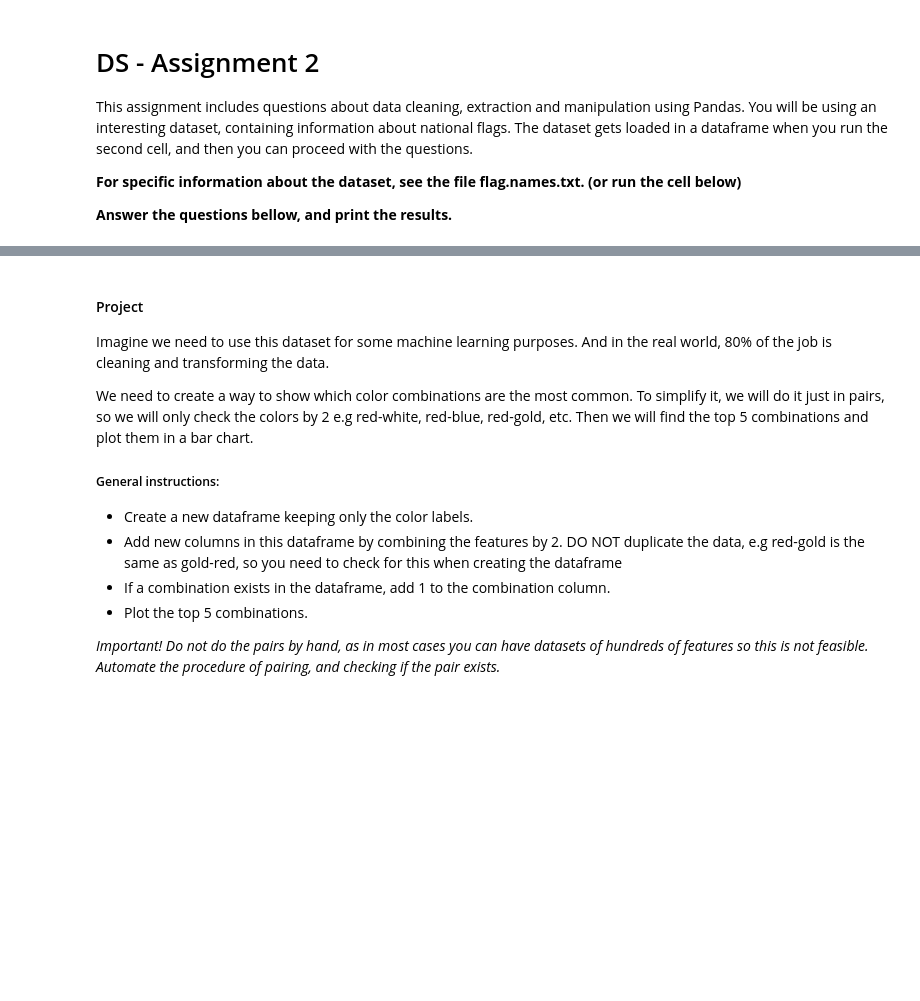
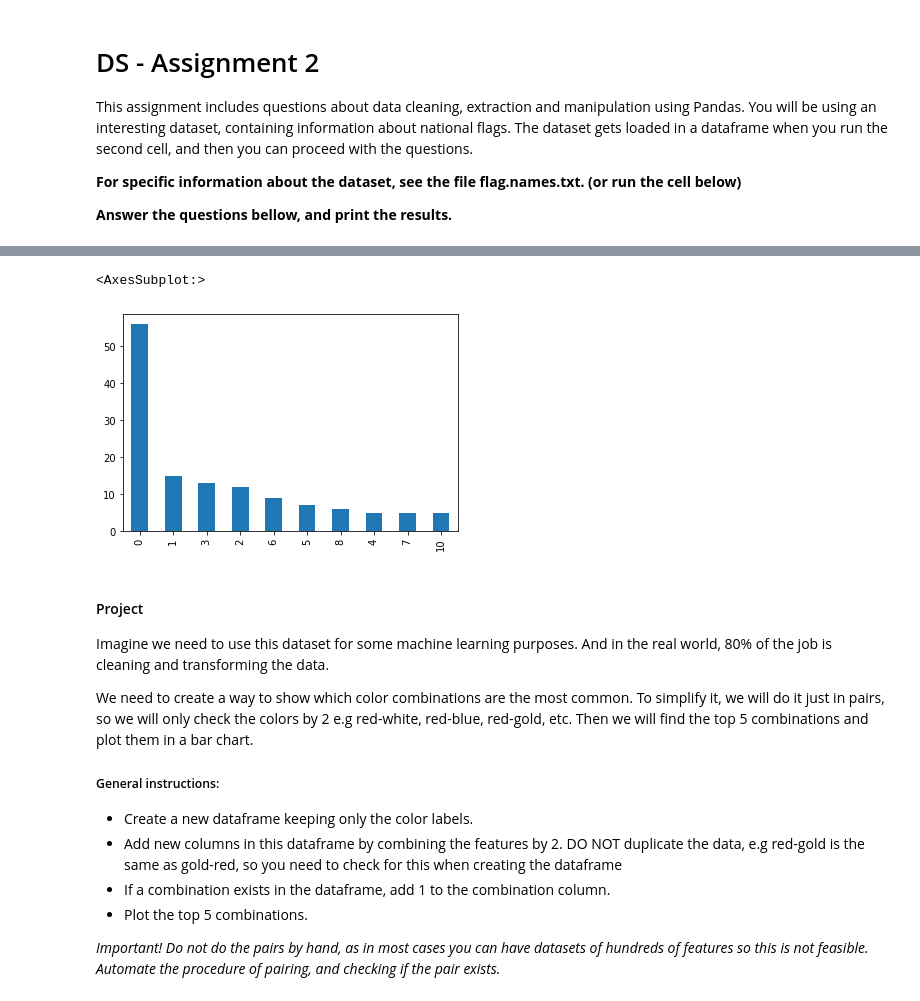
Before and after one commit to rikvandenberg/programming-for-data-science, a Jupyter notebook: assignment_2/DS - Assignment 2.ipynb, the cells around one changed output, grey strips where cells are left out. Drawn from its saved outputs; the diff is of its cells as text; code cells hidden in the pictures; blank space fills up the shorter version.

```diff
--- a/assignment_2/DS - Assignment 2.ipynb
+++ b/assignment_2/DS - Assignment 2.ipynb
@@ -36,3 +67,5 @@ df = pd.read_csv(io.StringIO(csv), header=None)
 labels = ['name', 'landmass', 'zone', 'area', 'population', 'language', 'religion', 'bars', 'stripes', 'colours', 'red',
           'green', 'blue', 'gold', 'white', 'black', 'orange', 'mainhue', 'circles', 'crosses', 'saltires', 'quarters',
           'sunstars', 'crescent', 'triangle', 'icon', 'animate', 'text', 'topleft', 'botright']
+df.columns = labels
+df.head()
@@ -54,10 +206,15 @@ df.isnull().values.any()
 # %%
 # Question 10: Find the population counts of the countries
 # (this means, the number of countries that had 3 million people, 10 million people, etc, using only existing values)
 # and plot a bar chart of the 10 first results.
 
 # HINT: Remember that pandas has its own simple plot() function, and that you need a bar chart.
 # Also try to find the pandas function that returns the counts, do not do it by hand!
+population_counts = df.population.value_counts()
+population_counts.nlargest(10).plot.bar()
+# %% [output]
+<AxesSubplot:>
+[figure, added]
 # %% [markdown]
 #### Project
 
```
Also changed, not shown: parts of 14 cells of this notebook.
